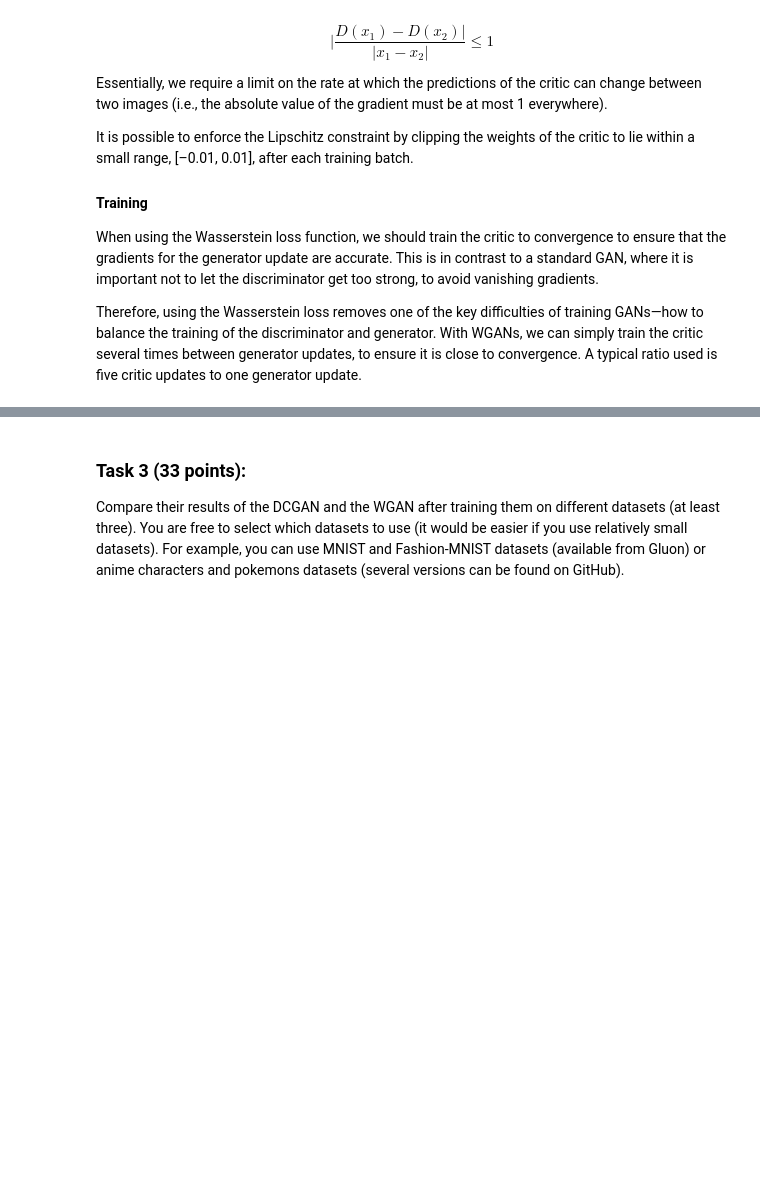
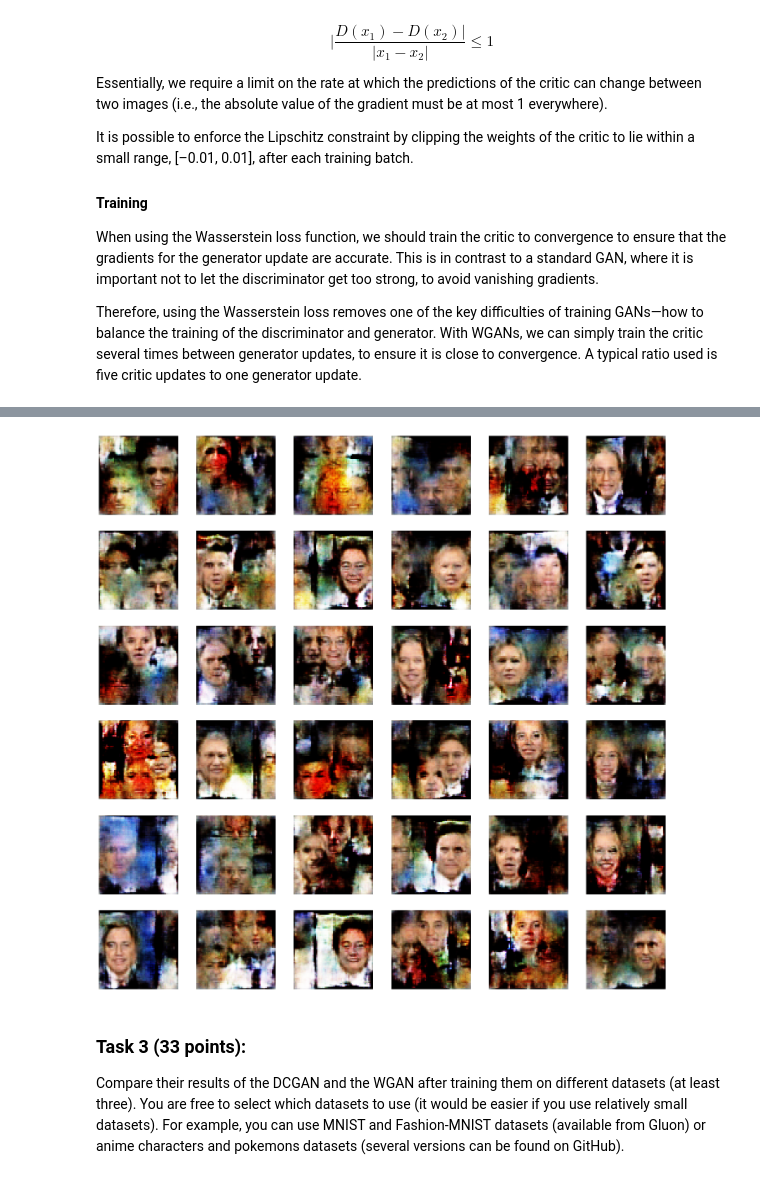
Before and after one commit to AjinkyaIndulkar/CGCV1920-Group8, a Jupyter notebook: Lab 14/Group8_CGCV192014B_GPU.ipynb, the cells around one changed output, grey strips where cells are left out. Cells and saved outputs as stored; diff of their text form; code cells hidden in the pictures; blank space fills up the shorter version.

```diff
--- a/Lab 14/Group8_CGCV192014B_GPU.ipynb
+++ b/Lab 14/Group8_CGCV192014B_GPU.ipynb
@@ -441,3 +544,17 @@ for epoch in range(epochs):
+# %%
+
+num_image = 36
+plt.figure(figsize=(25,25))
+
+for i in range(num_image):
+    latent_z = mx.nd.random_normal(0, 1, shape=(1, latent_z_size, 1, 1), ctx=ctx)*1
+    img = netG(latent_z)
+    plt.subplot(6,6,i+1)
+    visualize(img[0])
+
+plt.show()
+# %% [output]
+[figure, added]
 # %% [markdown]
 ### Task 3 (33 points):
 
```
Also changed, not shown: parts of 12 cells of this notebook.
